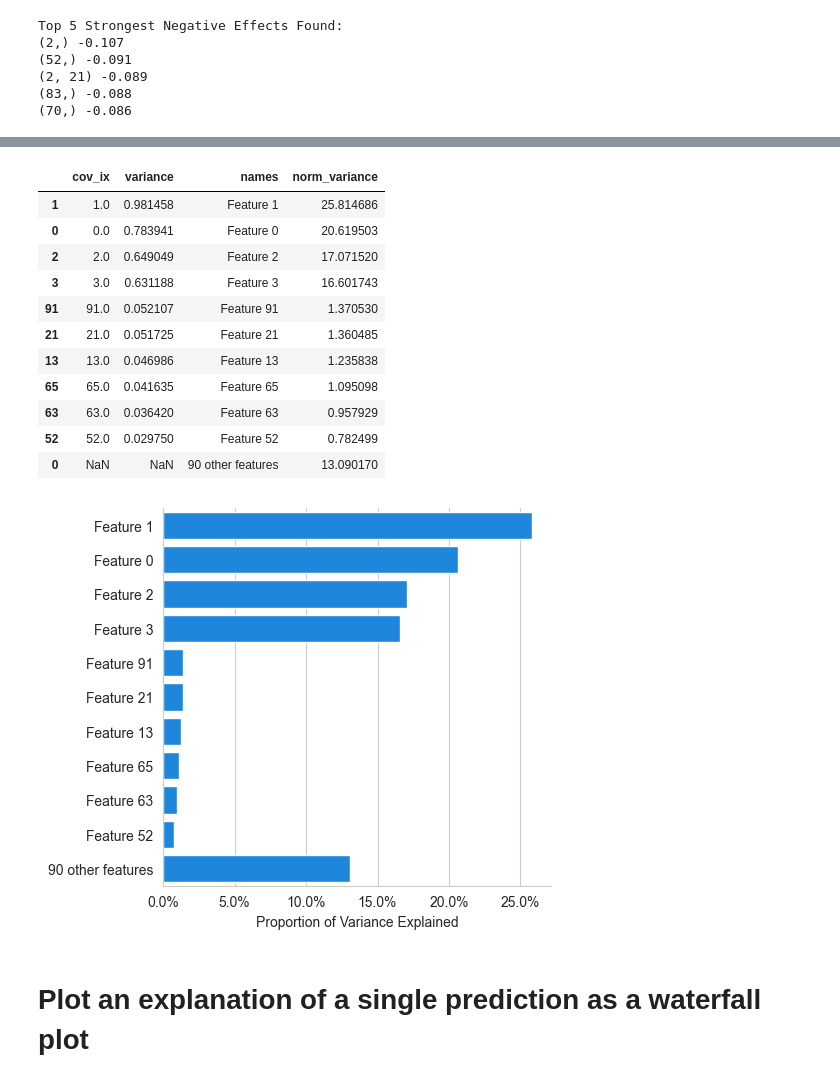
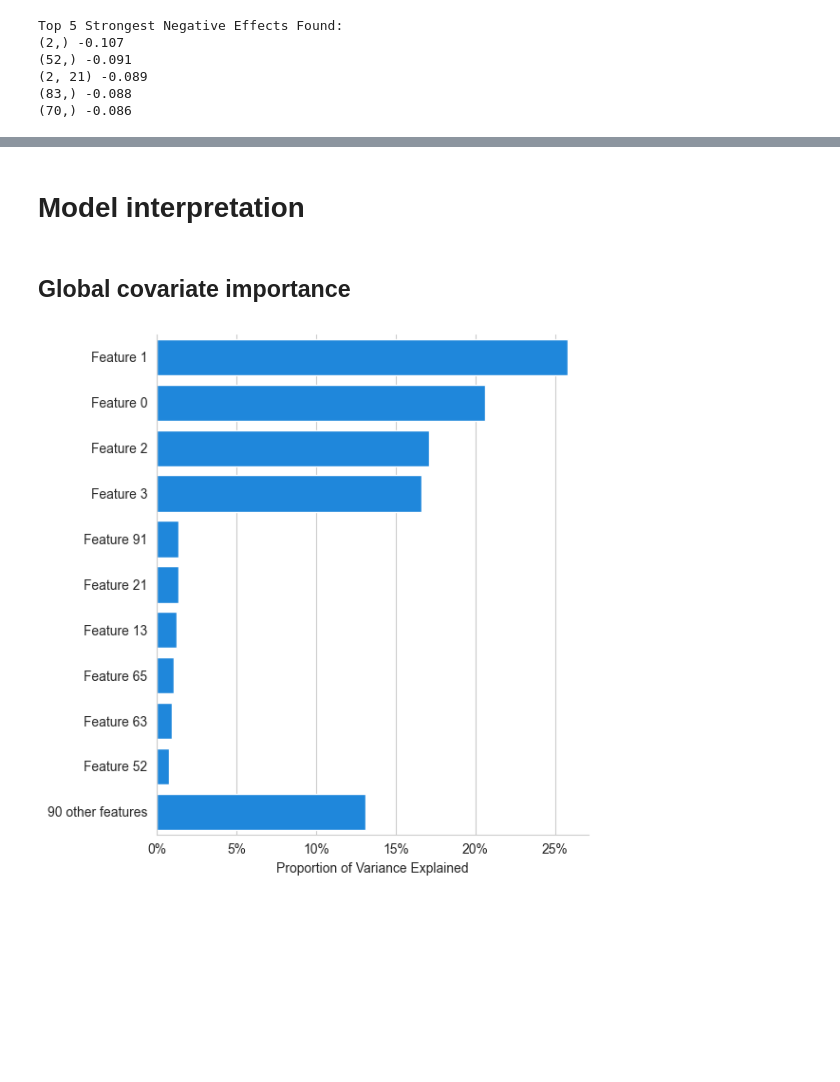
Before and after one commit to agrawalraj/anova, a Jupyter notebook: tutorials/source/skim_fa_continuous_basic.ipynb, the cells around one changed output, grey strips where cells are left out. Drawn from its saved outputs; the diff is of its cells as text; code cells hidden in the pictures; blank space fills up the shorter version.

```diff
--- a/tutorials/source/skim_fa_continuous_basic.ipynb
+++ b/tutorials/source/skim_fa_continuous_basic.ipynb
@@ -303,26 +204,10 @@ if sobol_index_df.shape[0] > max_feats:
-# %%
-top_feats
-# %% [output]
-|  | cov_ix | variance | names | norm_variance |
-| 1 | 1.0 | 0.981458 | Feature 1 | 25.814686 |
-| 0 | 0.0 | 0.783941 | Feature 0 | 20.619503 |
-| 2 | 2.0 | 0.649049 | Feature 2 | 17.071520 |
-| 3 | 3.0 | 0.631188 | Feature 3 | 16.601743 |
-| 91 | 91.0 | 0.052107 | Feature 91 | 1.370530 |
-| 21 | 21.0 | 0.051725 | Feature 21 | 1.360485 |
-| 13 | 13.0 | 0.046986 | Feature 13 | 1.235838 |
-| 65 | 65.0 | 0.041635 | Feature 65 | 1.095098 |
-| 63 | 63.0 | 0.036420 | Feature 63 | 0.957929 |
-| 52 | 52.0 | 0.029750 | Feature 52 | 0.782499 |
-| 0 | NaN | NaN | 90 other features | 13.090170 |
-# %%
-fig, ax = plt.subplots(figsize=(5, 5), dpi=100)
-sns.barplot(x='norm_variance', y='names', data=top_feats, color=blue_rgb)
-plt.xlabel('Proportion of Variance Explained')
-plt.ylabel('')
-ax.xaxis.set_major_formatter(mtick.PercentFormatter())
-sns.despine()
-# %% [output]
-[figure, removed]
-# %% [markdown]
-# Plot an explanation of a single prediction as a waterfall plot
+# %% [markdown]
+# Model interpretation
+# %% [markdown]
+## Global covariate importance
+# %%
+import matplotlib.pyplot as plt
+fig, ax = plt.subplots(figsize=(6, 6), dpi=100)
+covariate_importance = sobol_importance(X_train, lanova, ax)
+# %% [output]
+[figure, added]
```
Also changed, not shown: parts of 16 cells of this notebook, 4 other files.
